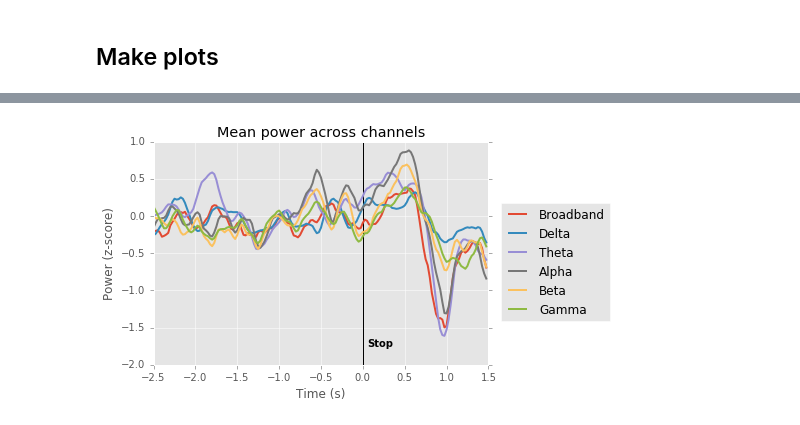
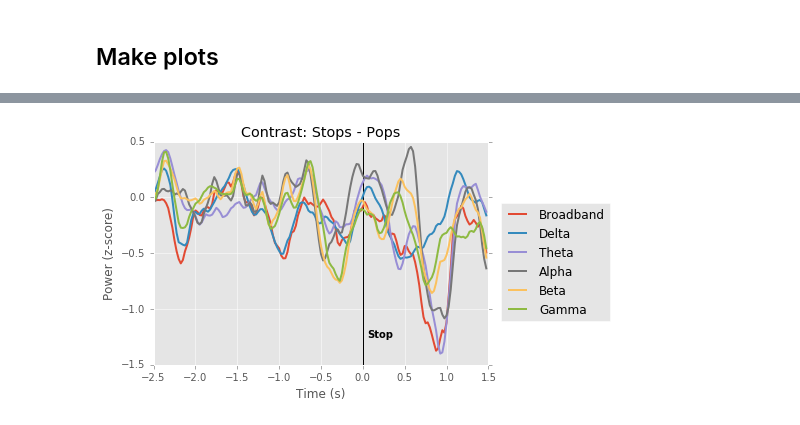
Before and after one commit to jmxpearson/bart_analysis, a Jupyter notebook: plot_aggregate_channel_traces.ipynb, the cells around one changed output, grey strips where cells are left out. Drawn from its saved outputs; the diff is of its cells as text; code cells hidden in the pictures.

```diff
--- a/plot_aggregate_channel_traces.ipynb
+++ b/plot_aggregate_channel_traces.ipynb
@@ -215,6 +215,7 @@ plt.title("Average across datasets: Pops");
 # %%
 diff_bb = physutils.LFPset(stops_bb.dataframe - pops_bb.dataframe)
 diff_filt = physutils.LFPset(stops.dataframe - pops.dataframe)
-plot_bands(diff_bb, diff_filt, 'Stop');
+plot_bands(diff_bb, diff_filt, 'Stop')
+plt.title("Contrast: Stops - Pops");
 # %% [output]
-[figure, old version]
+[figure, new version]
```
Also changed, not shown: parts of 6 cells of this notebook.
